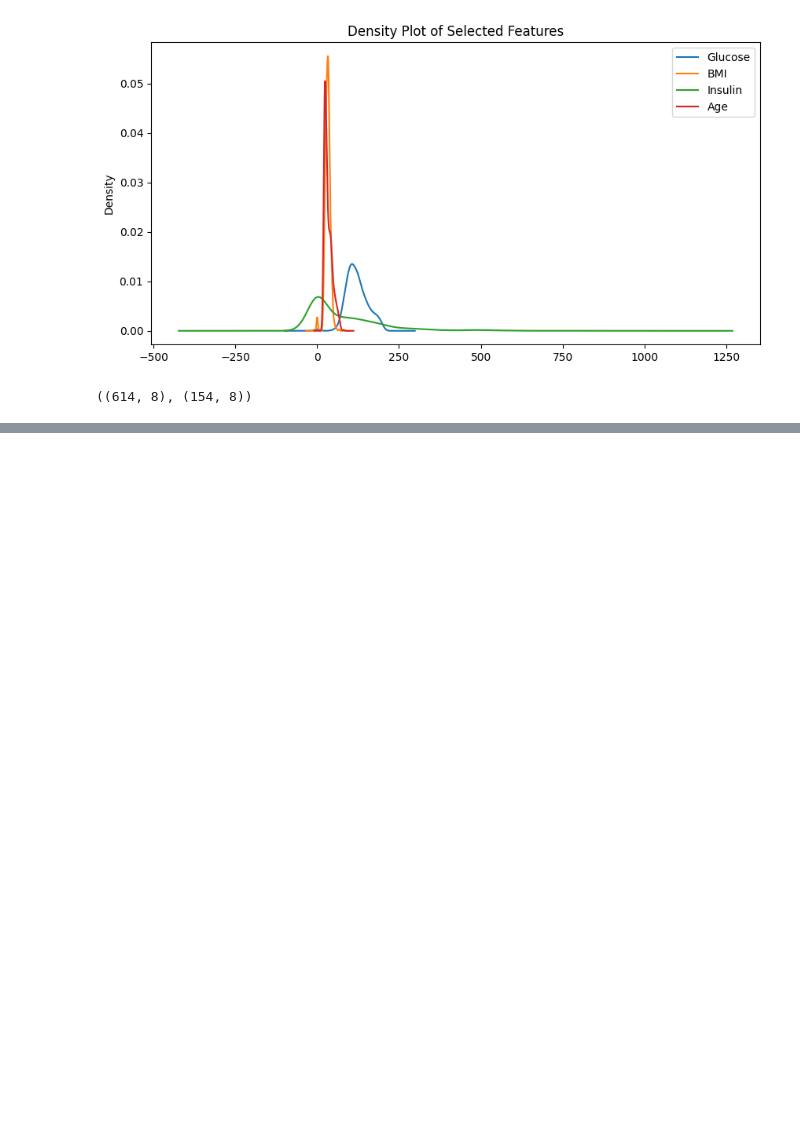
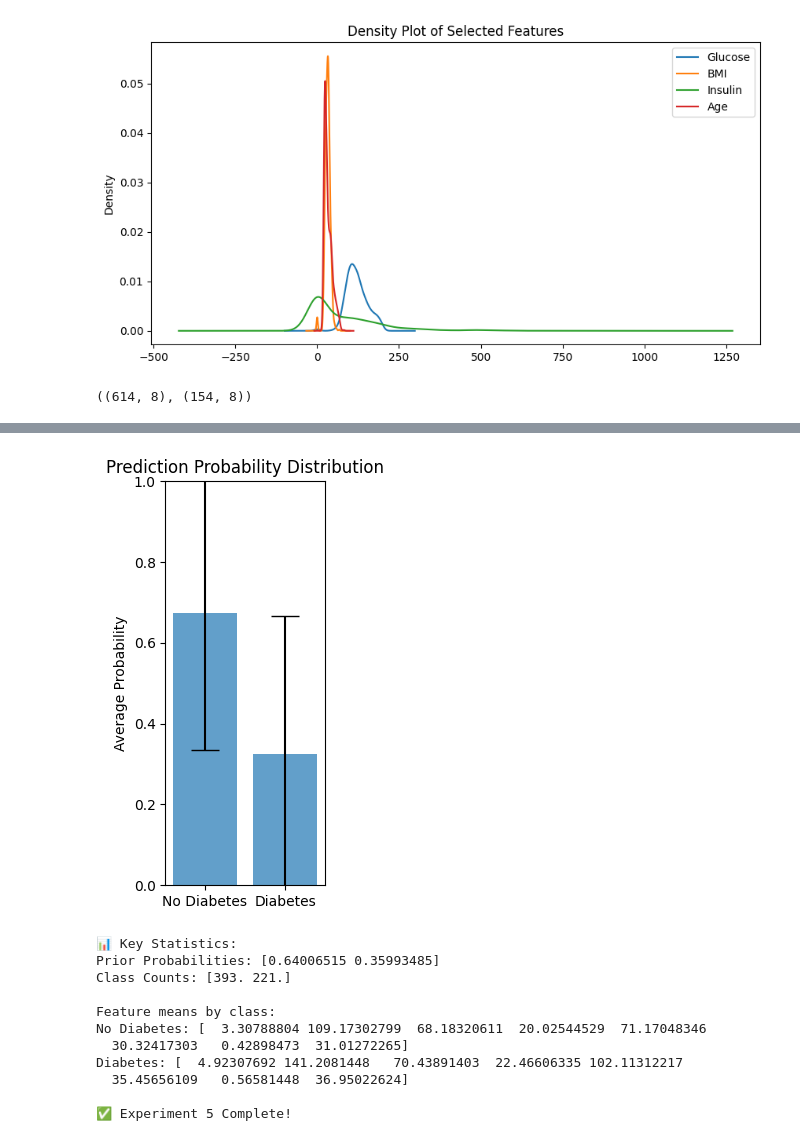
Before and after one commit to garvjain7/Chatbot, a Jupyter notebook: complete_college_ml_lab.ipynb, the cells around one changed output, grey strips where cells are left out. Cells and saved outputs as stored; diff of their text form; code cells hidden in the pictures; blank space fills up the shorter version.

```diff
--- a/complete_college_ml_lab.ipynb
+++ b/complete_college_ml_lab.ipynb
@@ -629,0 +818,39 @@ plt.show()
+# %%
+# Visualization 3: Probability Distribution
+plt.subplot(1, 3, 3)
+class_names = ['No Diabetes', 'Diabetes'] # Updated class names
+x_pos = np.arange(len(class_names))
+mean_probs = np.mean(y_pred_proba_nb, axis=0)
+std_probs = np.std(y_pred_proba_nb, axis=0)
+
+plt.bar(x_pos, mean_probs, yerr=std_probs,
+        align='center', alpha=0.7, ecolor='black', capsize=10)
+plt.xticks(x_pos, class_names)
+plt.ylabel('Average Probability')
+plt.title('Prediction Probability Distribution')
+plt.ylim([0, 1])
+
+plt.tight_layout()
+plt.show()
+
+print("\n📊 Key Statistics:")
+print(f"Prior Probabilities: {nb.class_prior_}")
+print(f"Class Counts: {nb.class_count_}")
+print(f"\nFeature means by class:")
+for i, class_name in enumerate(['No Diabetes', 'Diabetes']): # Updated class names
+    print(f"{class_name}: {nb.theta_[i]}")
+
+print("\n✅ Experiment 5 Complete!")
+# %% [output]
+[figure, added]
+📊 Key Statistics:
+Prior Probabilities: [0.64006515 0.35993485]
+Class Counts: [393. 221.]
+
+Feature means by class:
+No Diabetes: [  3.30788804 109.17302799  68.18320611  20.02544529  71.17048346
+  30.32417303   0.42898473  31.01272265]
+Diabetes: [  4.92307692 141.2081448   70.43891403  22.46606335 102.11312217
+  35.45656109   0.56581448  36.95022624]
+
+✅ Experiment 5 Complete!
```
Also changed, not shown: parts of 18 cells of this notebook.
